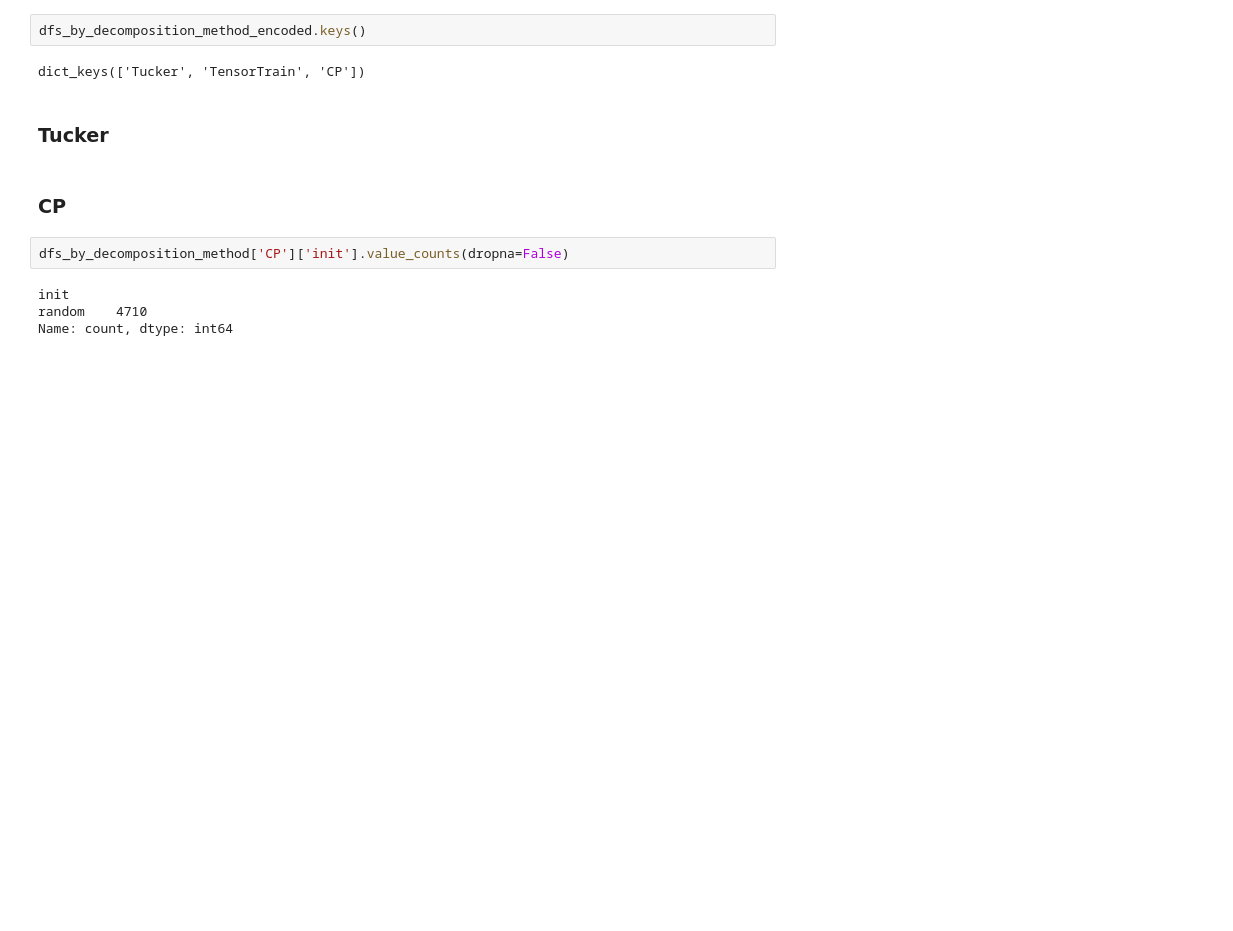
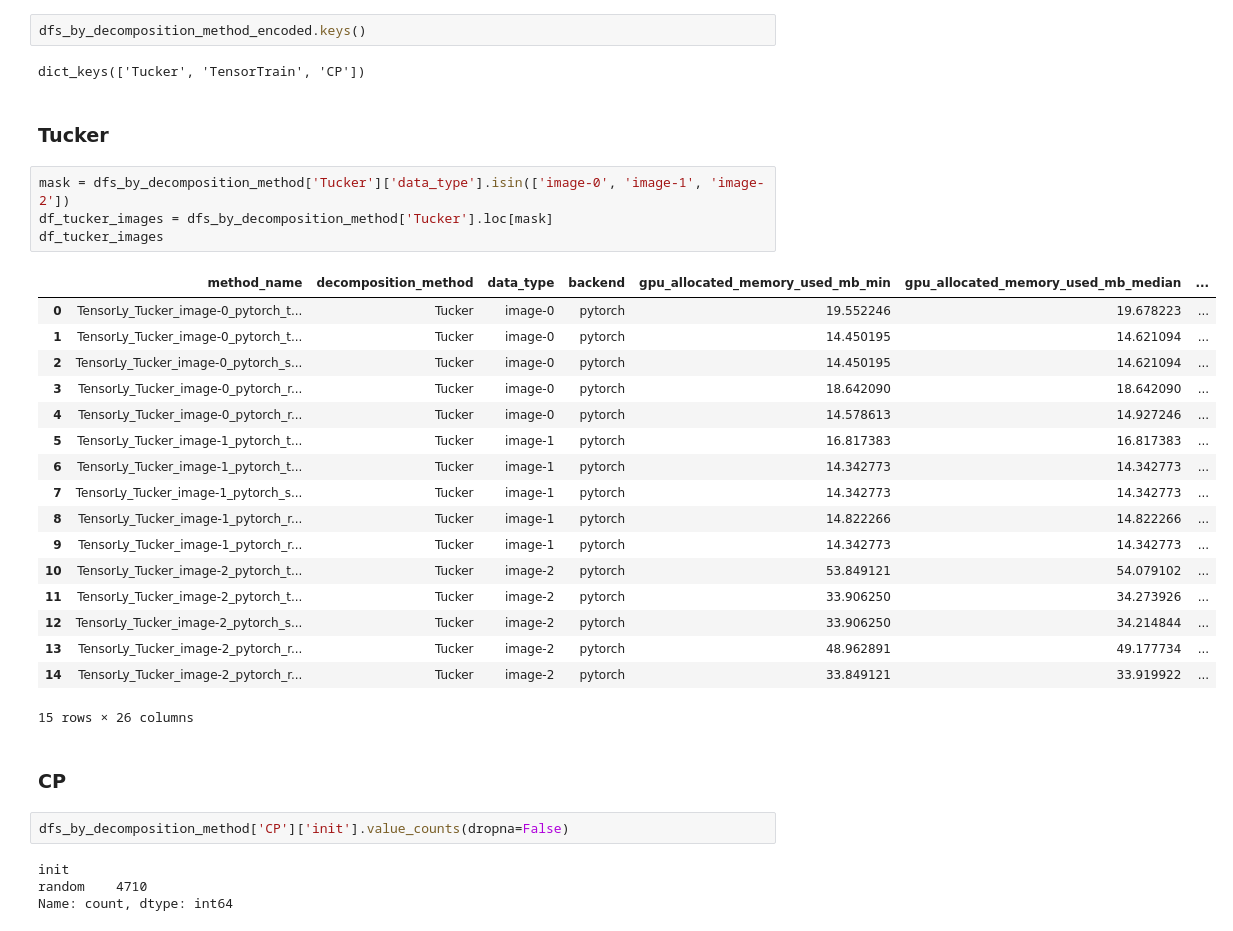
Before and after one commit to Innopolis-tensor-compression/tensor-compression-methods, a Jupyter notebook: experiments/check_methods_logs.ipynb, the cells around one changed output. Drawn from its saved outputs; the diff is of its cells as text; blank space fills up the shorter version.

```diff
--- a/experiments/check_methods_logs.ipynb
+++ b/experiments/check_methods_logs.ipynb
@@ -1699,6 +1622,28 @@ dfs_by_decomposition_method_encoded.keys()
 dict_keys(['Tucker', 'TensorTrain', 'CP'])
 # %% [markdown]
 ### Tucker
+# %%
+mask = dfs_by_decomposition_method['Tucker']['data_type'].isin(['image-0', 'image-1', 'image-2'])
+df_tucker_images = dfs_by_decomposition_method['Tucker'].loc[mask]
+df_tucker_images
+# %% [output]
+|  | method_name | decomposition_method | data_type | backend | gpu_allocated_memory_used_mb_min | gpu_allocated_memory_used_mb_median | ... |
+| 0 | TensorLy_Tucker_image-0_pytorch_t... | Tucker | image-0 | pytorch | 19.552246 | 19.678223 | ... |
+| 1 | TensorLy_Tucker_image-0_pytorch_t... | Tucker | image-0 | pytorch | 14.450195 | 14.621094 | ... |
+| 2 | TensorLy_Tucker_image-0_pytorch_s... | Tucker | image-0 | pytorch | 14.450195 | 14.621094 | ... |
+| 3 | TensorLy_Tucker_image-0_pytorch_r... | Tucker | image-0 | pytorch | 18.642090 | 18.642090 | ... |
+| 4 | TensorLy_Tucker_image-0_pytorch_r... | Tucker | image-0 | pytorch | 14.578613 | 14.927246 | ... |
+| 5 | TensorLy_Tucker_image-1_pytorch_t... | Tucker | image-1 | pytorch | 16.817383 | 16.817383 | ... |
+| 6 | TensorLy_Tucker_image-1_pytorch_t... | Tucker | image-1 | pytorch | 14.342773 | 14.342773 | ... |
+| 7 | TensorLy_Tucker_image-1_pytorch_s... | Tucker | image-1 | pytorch | 14.342773 | 14.342773 | ... |
+| 8 | TensorLy_Tucker_image-1_pytorch_r... | Tucker | image-1 | pytorch | 14.822266 | 14.822266 | ... |
+| 9 | TensorLy_Tucker_image-1_pytorch_r... | Tucker | image-1 | pytorch | 14.342773 | 14.342773 | ... |
+| 10 | TensorLy_Tucker_image-2_pytorch_t... | Tucker | image-2 | pytorch | 53.849121 | 54.079102 | ... |
+| 11 | TensorLy_Tucker_image-2_pytorch_t... | Tucker | image-2 | pytorch | 33.906250 | 34.273926 | ... |
+| 12 | TensorLy_Tucker_image-2_pytorch_s... | Tucker | image-2 | pytorch | 33.906250 | 34.214844 | ... |
+| 13 | TensorLy_Tucker_image-2_pytorch_r... | Tucker | image-2 | pytorch | 48.962891 | 49.177734 | ... |
+| 14 | TensorLy_Tucker_image-2_pytorch_r... | Tucker | image-2 | pytorch | 33.849121 | 33.919922 | ... |
+15 rows × 26 columns
 # %% [markdown]
 ### CP
 # %%
```
Also changed, not shown: parts of 28 cells of this notebook, 50 other files.
